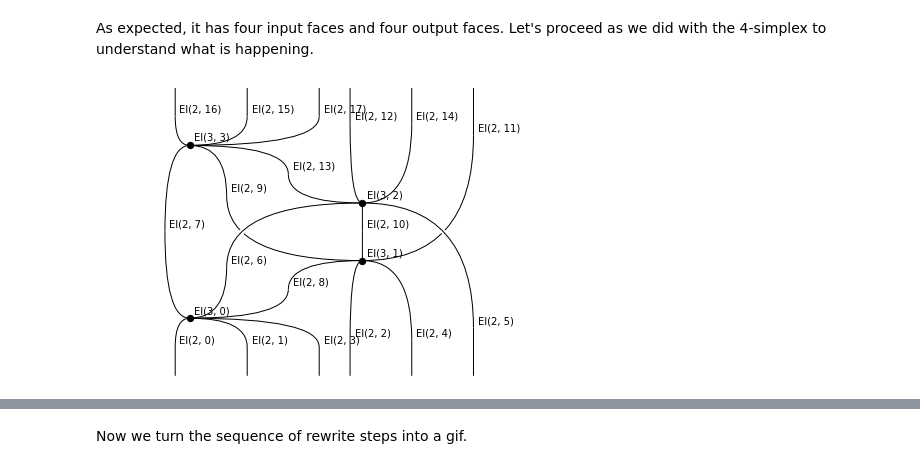
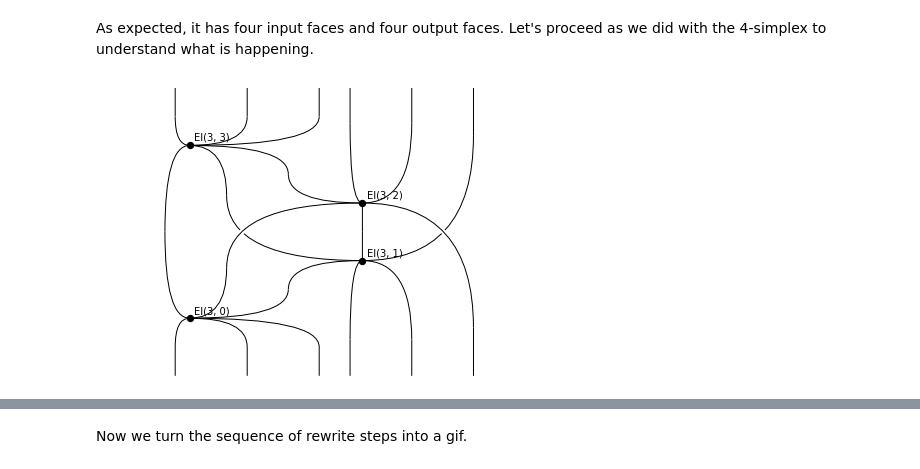
Before and after one commit to ahadziha/rewalt, a Jupyter notebook: docs/notebooks/simplicescubes.ipynb, the cells around one changed output, grey strips where cells are left out. Drawn from its saved outputs; the diff is of its cells as text; code cells hidden in the pictures.

```diff
--- a/docs/notebooks/simplicescubes.ipynb
+++ b/docs/notebooks/simplicescubes.ipynb
@@ -246,6 +246,6 @@ tesseract.draw()
 As expected, it has four input faces and four output faces. Let's proceed as we did with the 4-simplex to understand what is happening.
 # %%
 tess_input = tesseract.input
-tess_input.draw()
+tess_input.draw(wirelabels=False)
 # %% [output]
-[figure, old version]
+[figure, new version]
```
Also changed, not shown: parts of 4 cells of this notebook.
